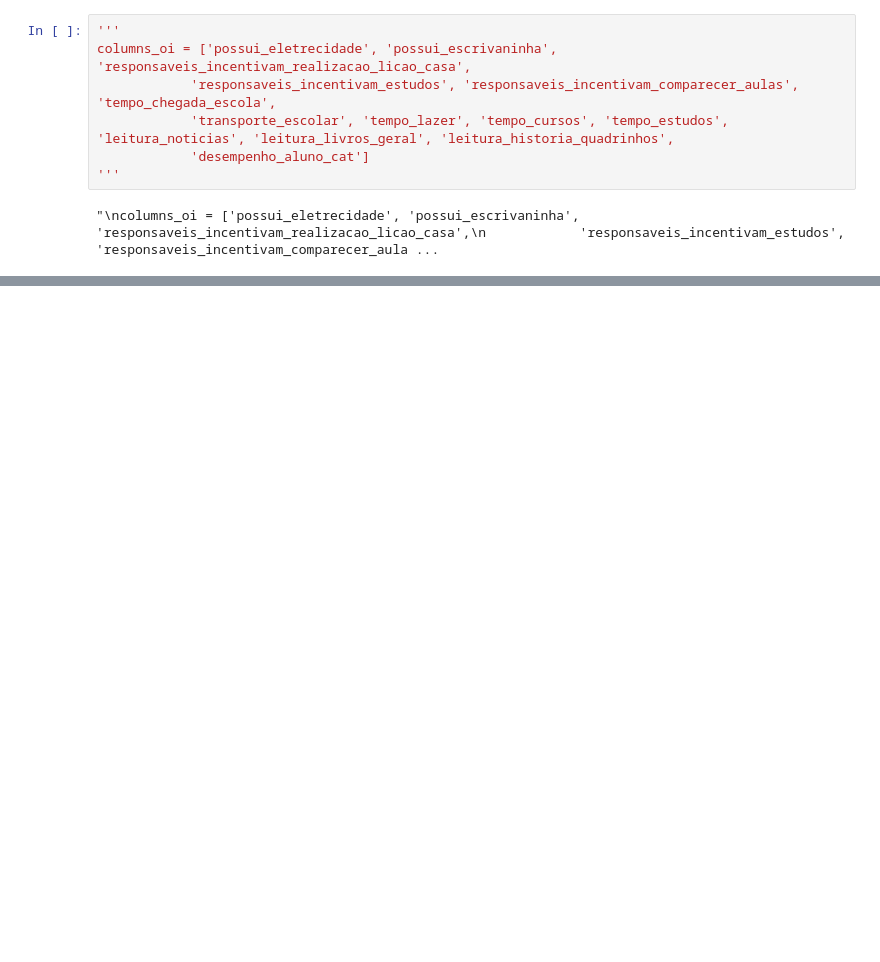
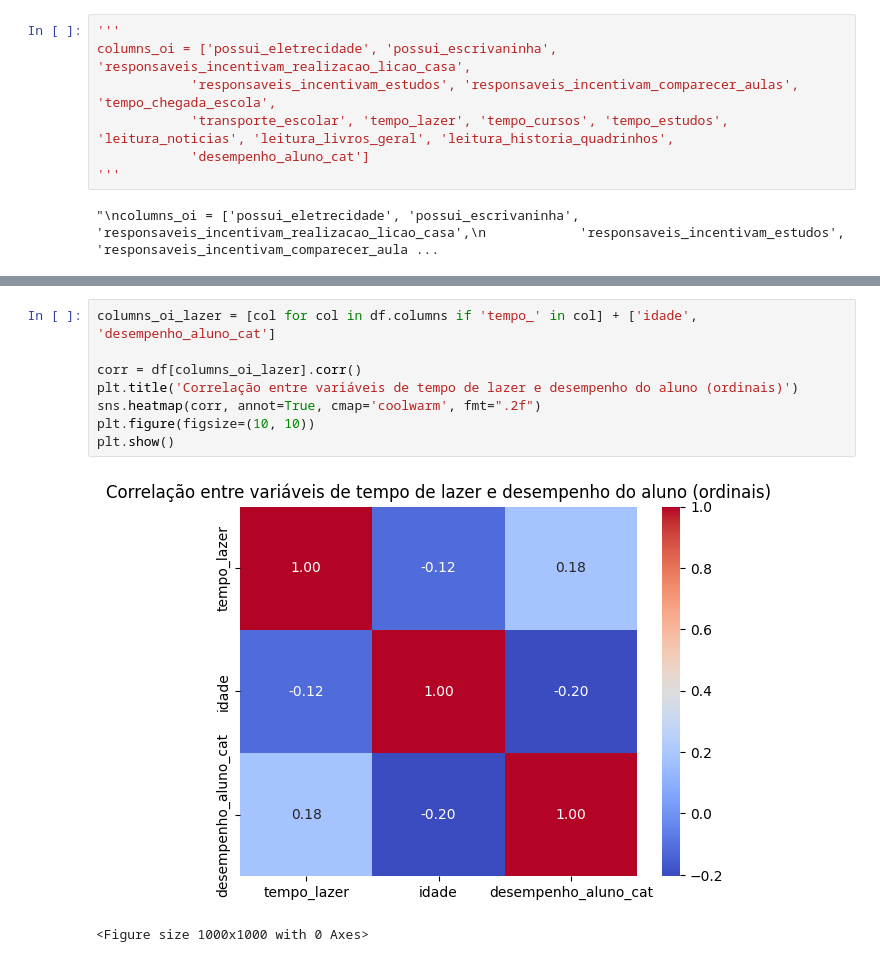
Before and after one commit to JamboTechUFPB/SAEB_Classificador, a Jupyter notebook: analysis.ipynb, the cells around one changed output, grey strips where cells are left out. Cells and saved outputs as stored; diff of their text form; blank space fills up the shorter version.

```diff
--- a/analysis.ipynb
+++ b/analysis.ipynb
@@ -161 +164,12 @@ plt.show()
 <Figure size 1000x1000 with 0 Axes>
+# %%
+columns_oi_lazer = [col for col in df.columns if 'tempo_' in col] + ['idade', 'desempenho_aluno_cat']
+
+corr = df[columns_oi_lazer].corr()
+plt.title('Correlação entre variáveis de tempo de lazer e desempenho do aluno (ordinais)')
+sns.heatmap(corr, annot=True, cmap='coolwarm', fmt=".2f")
+plt.figure(figsize=(10, 10))
+plt.show()
+# %% [output]
+[figure, added]
+<Figure size 1000x1000 with 0 Axes>
```
Also changed, not shown: parts of 14 cells of this notebook, 14 other files.
